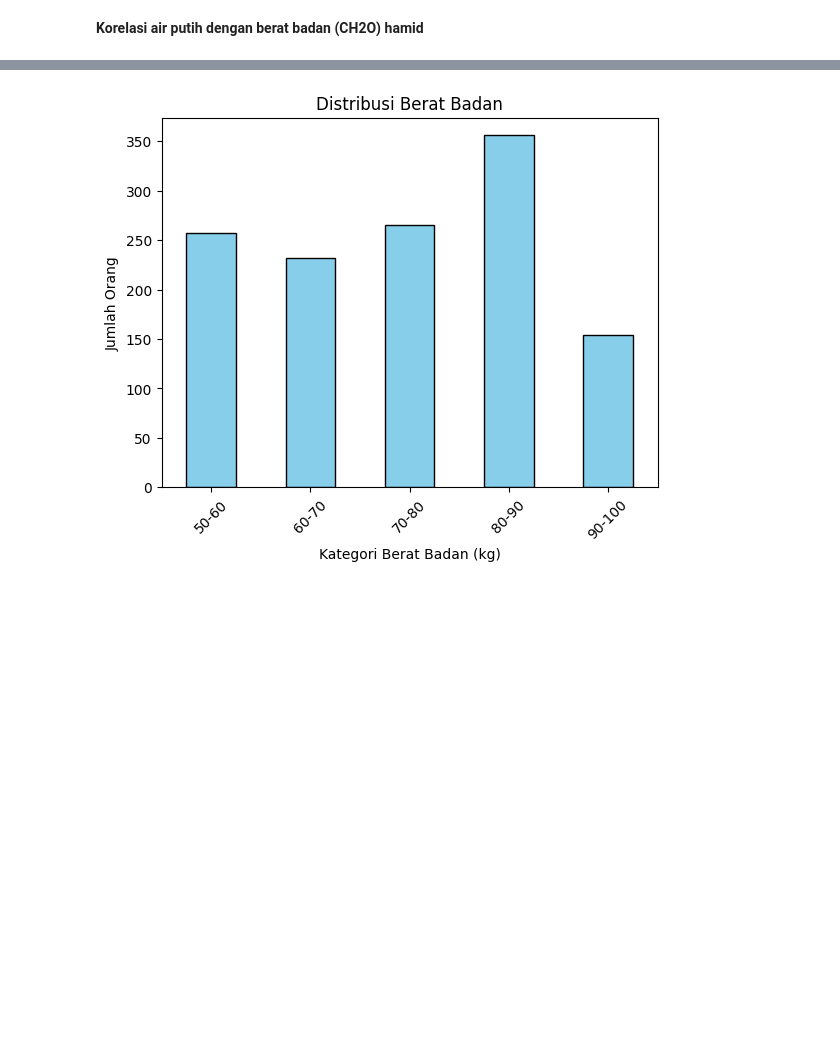
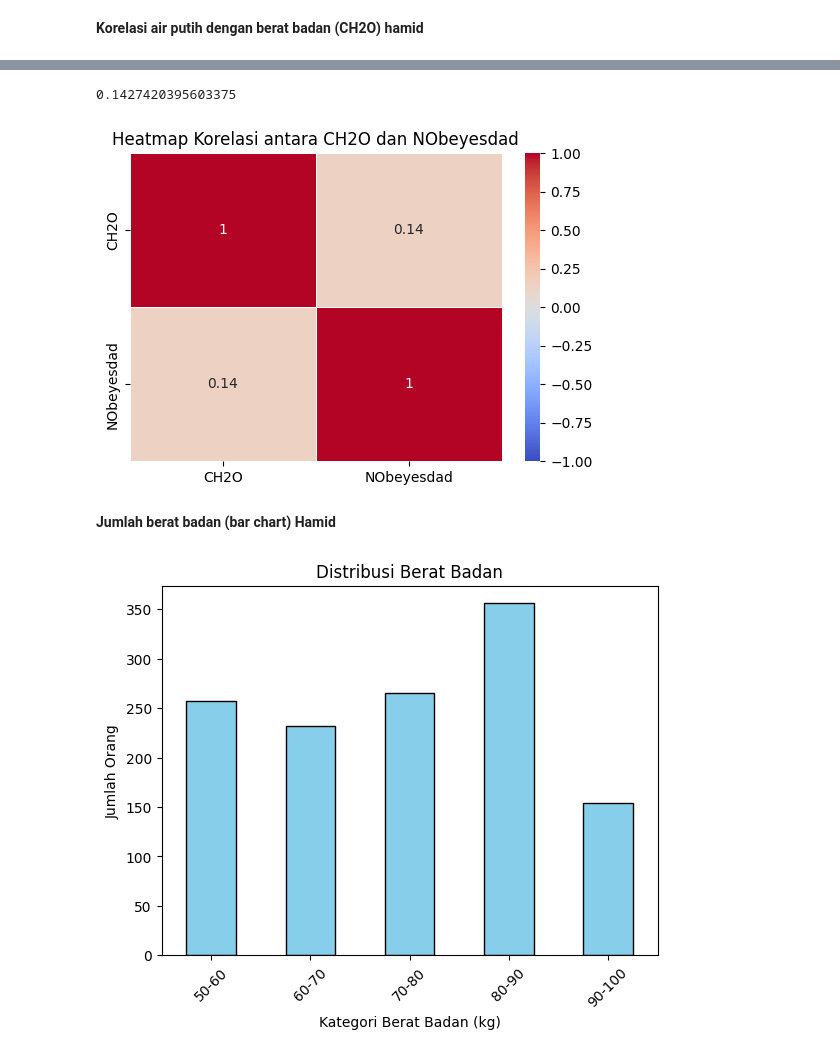
Before and after one commit to abdhaamed/abdhaamed, a Jupyter notebook: Statistika_tubes.ipynb, the cells around one changed output, grey strips where cells are left out. Saved outputs shown, nothing was run; the diff lists cells and outputs as text; code cells hidden in the pictures; blank space fills up the shorter version.

```diff
--- a/Statistika_tubes.ipynb
+++ b/Statistika_tubes.ipynb
@@ -264,3 +272,23 @@ print(correlation_ch2o)
+# %%
+correlation_ch2o = obesity['CH2O'].corr(obesity['NObeyesdad'])
+print(correlation_ch2o)
+
+# Membuat DataFrame dengan hanya kolom 'CALC' dan 'NObeyesdad'
+subset = obesity[['CH2O', 'NObeyesdad']]
+
+# Hitung matriks korelasi untuk subset tersebut
+correlation_matrix = subset.corr()
+
+# Plot heatmap menggunakan seaborn
+plt.figure(figsize=(6, 4))
+sns.heatmap(correlation_matrix, annot=True, cmap='coolwarm', linewidths=0.5, vmin=-1, vmax=1)
+plt.title('Heatmap Korelasi antara CH2O dan NObeyesdad')
+plt.show()
+# %% [output]
+0.1427420395603375
+[figure, added]
+# %% [markdown]
+**Jumlah berat badan (bar chart) Hamid**
 # %%
 # Mengambil data dari kolom 'Weight'
 weights = obesity['Weight']
```
Also changed, not shown: parts of 8 cells of this notebook.
